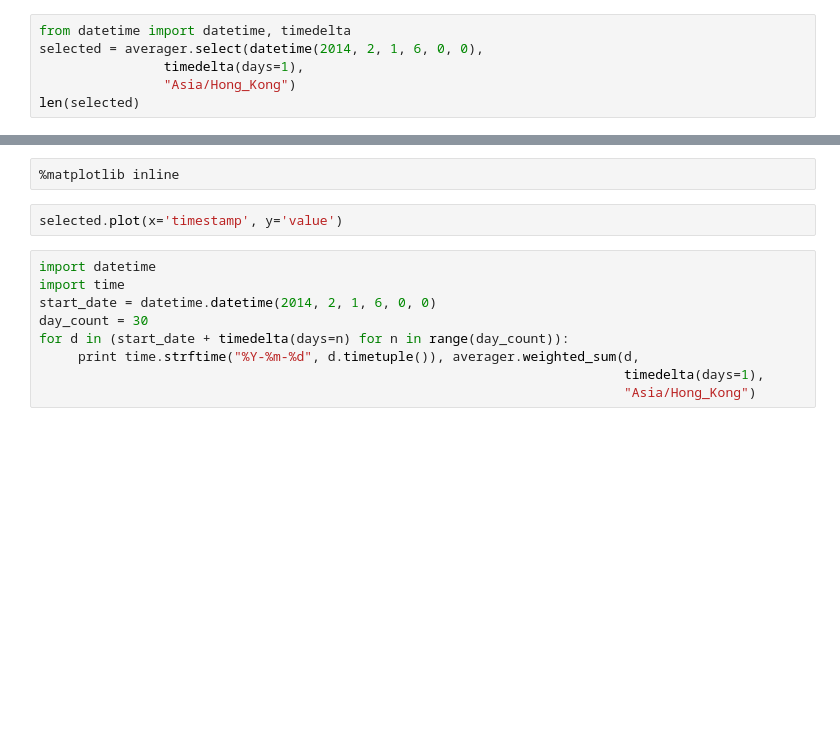
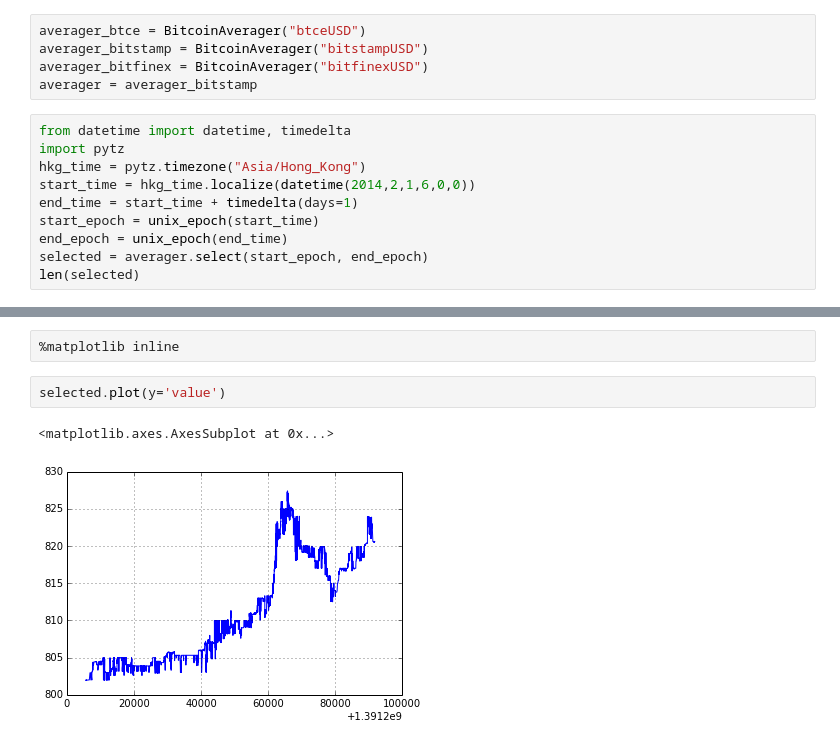
Before and after one commit to joequant/bitquant, a Jupyter notebook: web/home/ipython/examples/bitcoin_average.ipynb, the cells around one changed output, grey strips where cells are left out. Drawn from its saved outputs; the diff is of its cells as text; blank space fills up the shorter version.

Commit message:
update bitcoin_average

```diff
--- a/web/home/ipython/examples/bitcoin_average.ipynb
+++ b/web/home/ipython/examples/bitcoin_average.ipynb
@@ -46,6 +96,15 @@ averager = BitcoinAverager("anxhkHKD")
+# %%
+averager_btce = BitcoinAverager("btceUSD")
+averager_bitstamp = BitcoinAverager("bitstampUSD")
+averager_bitfinex = BitcoinAverager("bitfinexUSD")
+averager = averager_bitstamp
 # %%
 from datetime import datetime, timedelta
-selected = averager.select(datetime(2014, 2, 1, 6, 0, 0),
-                timedelta(days=1),
-                "Asia/Hong_Kong")
+import pytz
+hkg_time = pytz.timezone("Asia/Hong_Kong")
+start_time = hkg_time.localize(datetime(2014,2,1,6,0,0))
+end_time = start_time + timedelta(days=1)
+start_epoch = unix_epoch(start_time)
+end_epoch = unix_epoch(end_time)
+selected = averager.select(start_epoch, end_epoch)
 len(selected)
@@ -52,13 +119,7 @@ len(selected)
 # %%
 %matplotlib inline
 # %%
-selected.plot(x='timestamp', y='value')
+selected.plot(y='value')
+# %% [output]
+<matplotlib.axes.AxesSubplot at 0x...>
+[figure, added]
-# %%
-import datetime
-import time
-start_date = datetime.datetime(2014, 2, 1, 6, 0, 0)
-day_count = 30
-for d in (start_date + timedelta(days=n) for n in range(day_count)):
-     print time.strftime("%Y-%m-%d", d.timetuple()), averager.weighted_sum(d,
-                                                                           timedelta(days=1),
-                                                                           "Asia/Hong_Kong")
```
Also changed, not shown: parts of 9 cells of this notebook.
